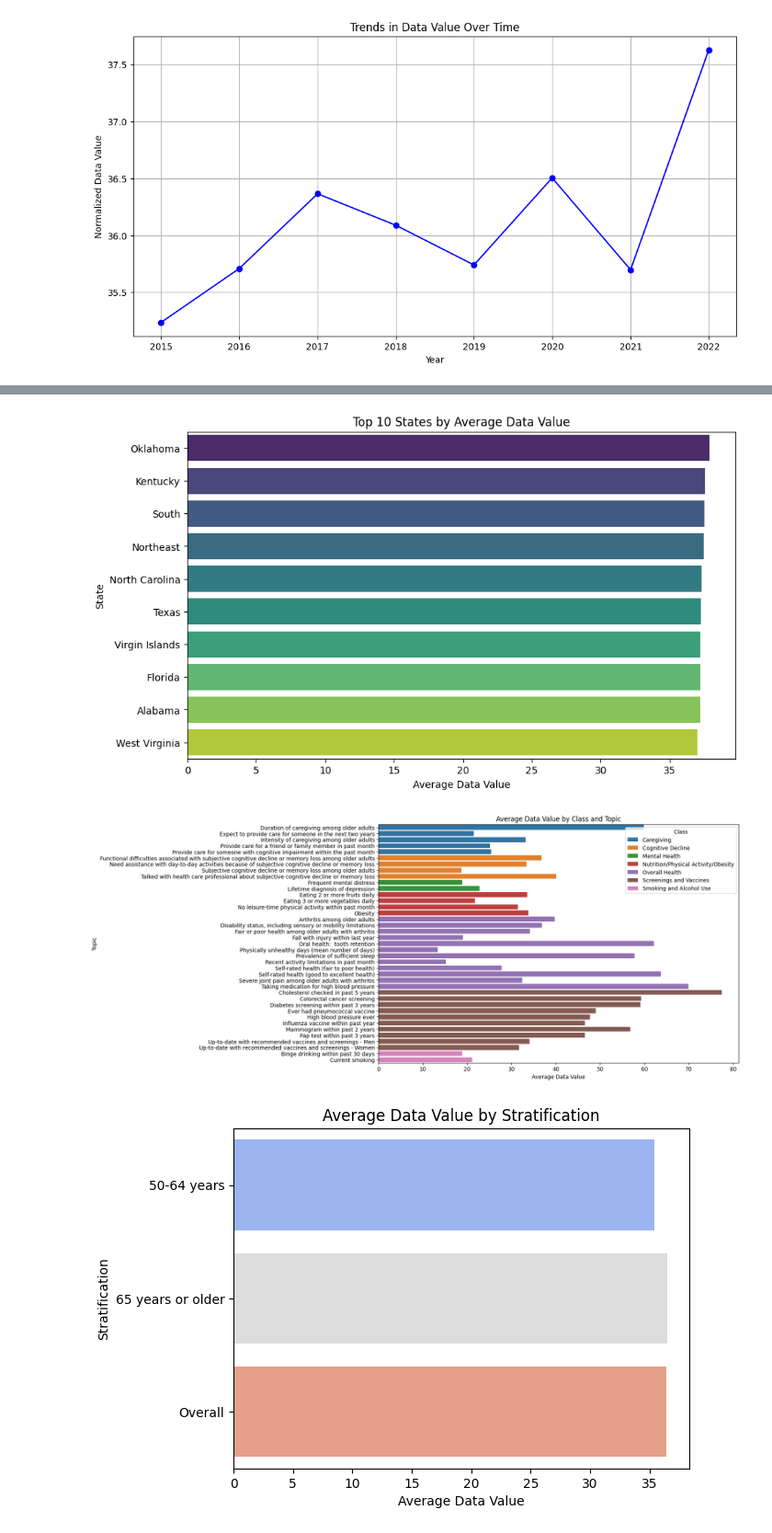
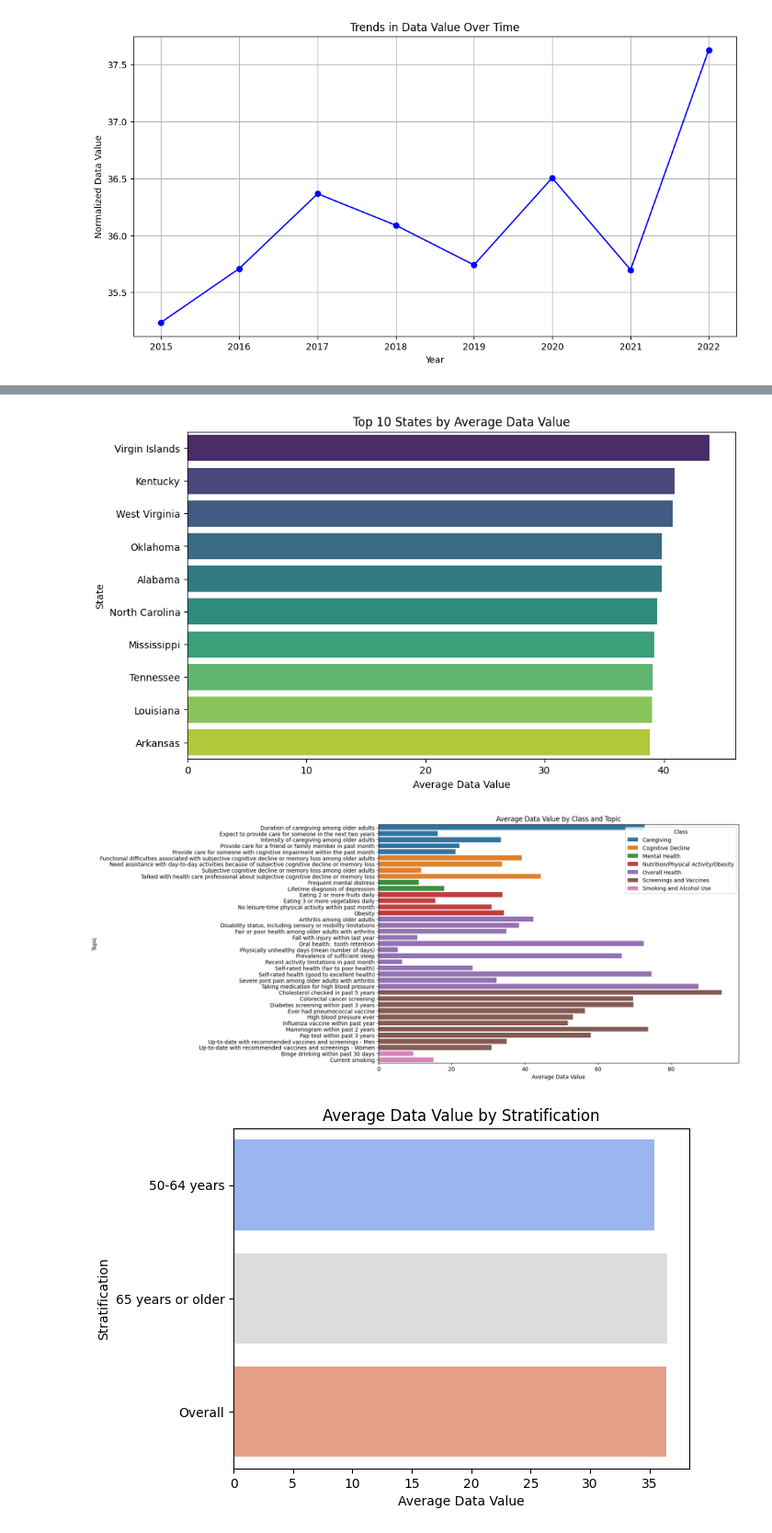
Before and after one commit to ADongol123/Alzheimer-s_Disease, a Jupyter notebook: T3.ipynb, the cells around one changed output, grey strips where cells are left out. Shown: that part at 92% size. Drawn from its saved outputs; the diff is of its cells as text; code cells hidden in the pictures.

```diff
--- a/T3.ipynb
+++ b/T3.ipynb
@@ -222,26 +246,26 @@ Passing `palette` without assigning `hue` is deprecated and will be removed in v
 # %%
 # Aggregate data by location
-state_avg = data_cleaned.groupby('LocationDesc')['Data_Value'].mean().reset_index()
+state_avg = dataset.groupby('LocationDesc')['Data_Value'].mean().reset_index()
 
 # Top 10
 top_states = state_avg.sort_values('Data_Value',ascending=False).head(10)
 
 # Visaualizing the data
 plt.figure(figsize=(10, 6))
 plt.barh(top_states['LocationDesc'], top_states['Data_Value'], color=plt.cm.viridis(range(len(top_states))))
 
 # Add title and labels
 sns.barplot(data=top_states, x='Data_Value', y='LocationDesc', hue='LocationDesc', palette='viridis', legend=False)
 plt.title("Top 10 States by Average Data Value")
 plt.xlabel("Average Data Value")
 plt.ylabel("State")
 plt.show()
 # %% [output]
-[figure, old version]
+[figure, new version]
 # %%
 # Aggregate data by class and topic
 
-class_topic_avg = data_cleaned.groupby(['Class','Topic'])['Data_Value'].mean().reset_index()
+class_topic_avg = dataset.groupby(['Class','Topic'])['Data_Value'].mean().reset_index()
 class_topic_avg
 
 plt.figure(figsize=(12,8))
@@ -252,7 +276,7 @@ plt.ylabel('Topic')
 plt.legend(title='Class')
 plt.show()
 # %% [output]
-[figure, old version]
+[figure, new version]
 # %%
 # Aggregate by stratification categories
 
```
Also changed, not shown: parts of 6 cells of this notebook, 1 other file.
